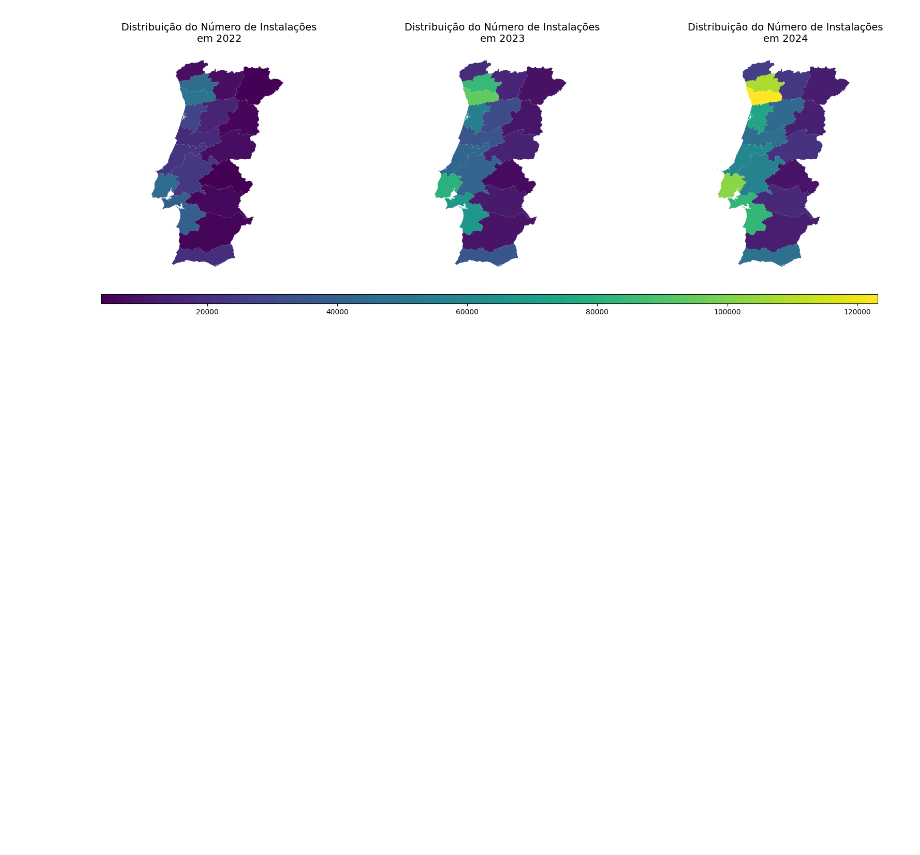
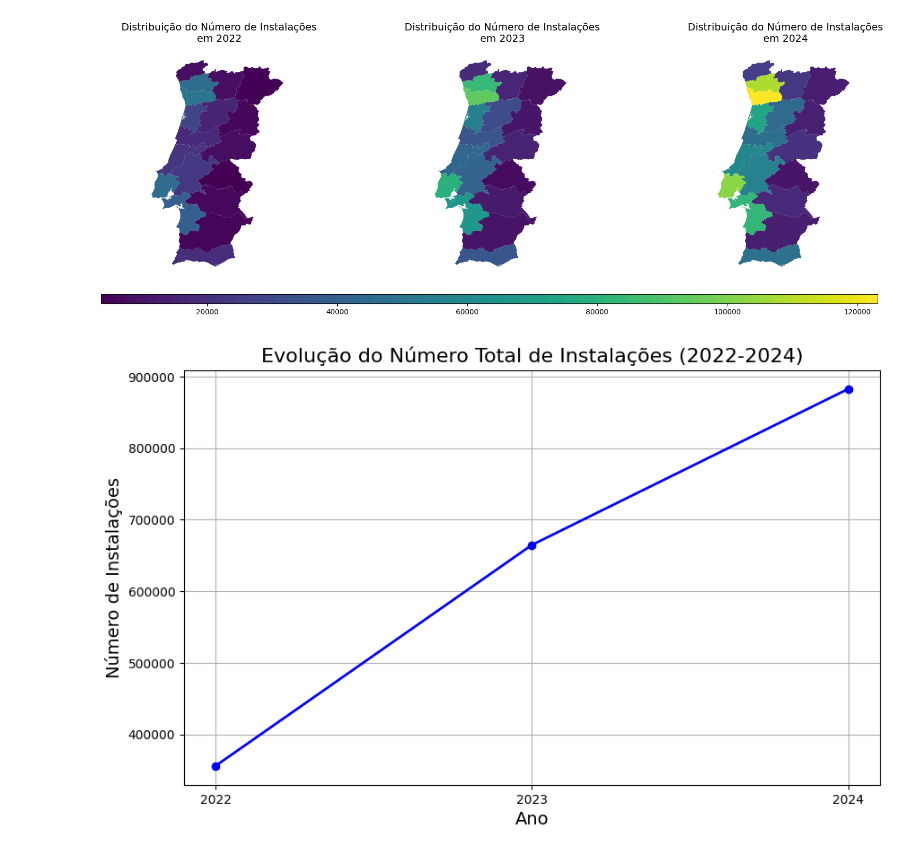
Before and after one commit to leonorsr/E-Redes, a Jupyter notebook: e-redes_data.ipynb, the cells around one changed output. Saved outputs shown, nothing was run; the diff lists cells and outputs as text; code cells hidden in the pictures; blank space fills up the shorter version.

Commit message:
Evolution graph of N in 3 yrs

```diff
--- a/e-redes_data.ipynb
+++ b/e-redes_data.ipynb
@@ -185,3 +185,31 @@ plt.subplots_adjust(hspace=0.3)  # Ajuste do espaçamento entre os gráficos e a
 plt.show()
 # %% [output]
 [figure]
+# %%
+# Carregar o arquivo CSV com o separador correto
+dados = pd.read_csv('./data/e-redes_autoconsumo.csv', sep=';')
+
+# Criar a coluna 'Ano' a partir da coluna 'Trimestre'
+dados['Ano'] = dados['Trimestre'].str[:4].astype(int)
+
+# Agrupar os dados por 'Ano', somando o número de instalações
+tabela_instalacoes_ano = dados.groupby('Ano')['Número de instalacões'].sum().reset_index()
+
+# Filtrar os últimos 3 anos (2022, 2023, 2024)
+tabela_instalacoes_ano = tabela_instalacoes_ano[tabela_instalacoes_ano['Ano'].isin([2022, 2023, 2024])]
+
+# Plotar o gráfico de evolução do número total de instalações
+plt.figure(figsize=(10, 6))
+plt.plot(tabela_instalacoes_ano['Ano'], tabela_instalacoes_ano['Número de instalacões'], marker='o', color='b', linestyle='-', linewidth=2)
+
+# Adicionar título e rótulos aos eixos
+plt.title('Evolução do Número Total de Instalações (2022-2024)', fontsize=16)
+plt.xlabel('Ano', fontsize=14)
+plt.ylabel('Número de Instalações', fontsize=14)
+
+# Exibir o gráfico
+plt.grid(True)
+plt.xticks(tabela_instalacoes_ano['Ano'])  # Certificar-se de que o eixo X mostra os anos corretamente
+plt.show()
+# %% [output]
+[figure, added]
```
Also changed, not shown: 1 other file.
